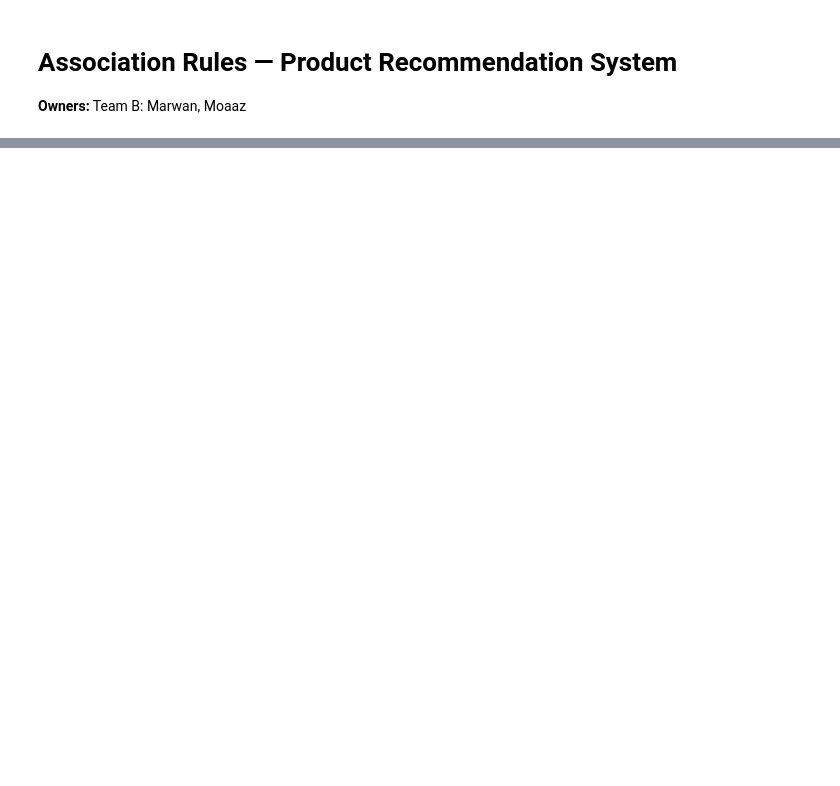
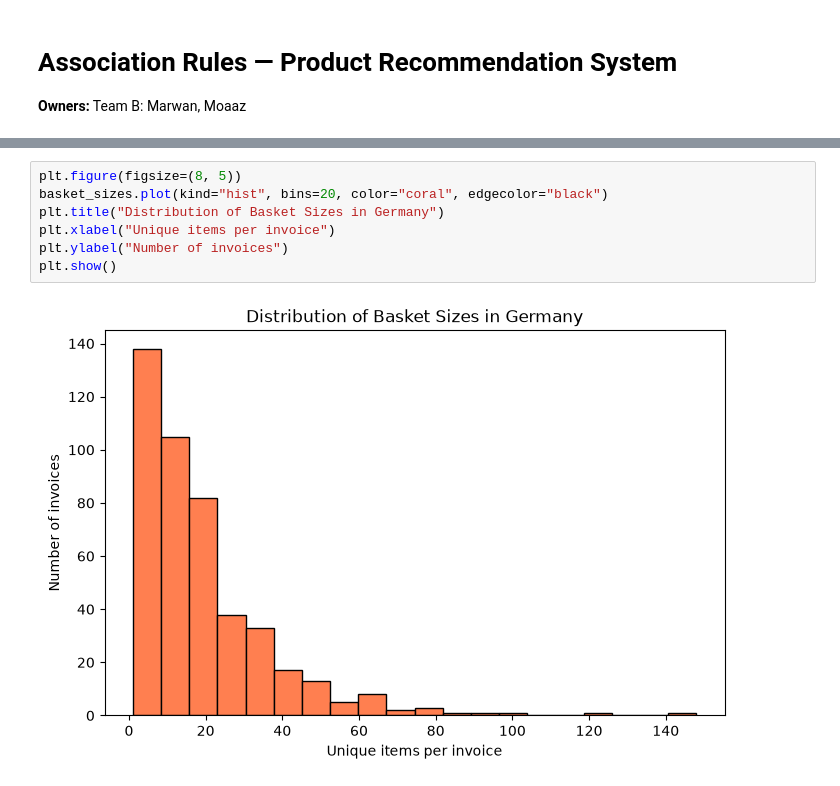
Before and after one commit to MoaazHF/data-mining, a Jupyter notebook: notebooks/3_association.ipynb, the cells around one changed output, grey strips where cells are left out. Drawn from its saved outputs; the diff is of its cells as text; blank space fills up the shorter version.

```diff
--- a/notebooks/3_association.ipynb
+++ b/notebooks/3_association.ipynb
@@ -148,0 +257,9 @@ Top items bar chart, support vs confidence scatter shaded by lift.
+# %%
+plt.figure(figsize=(8, 5))
+basket_sizes.plot(kind="hist", bins=20, color="coral", edgecolor="black")
+plt.title("Distribution of Basket Sizes in Germany")
+plt.xlabel("Unique items per invoice")
+plt.ylabel("Number of invoices")
+plt.show()
+# %% [output]
+[figure, added]
```
Also changed, not shown: parts of 25 cells of this notebook.
